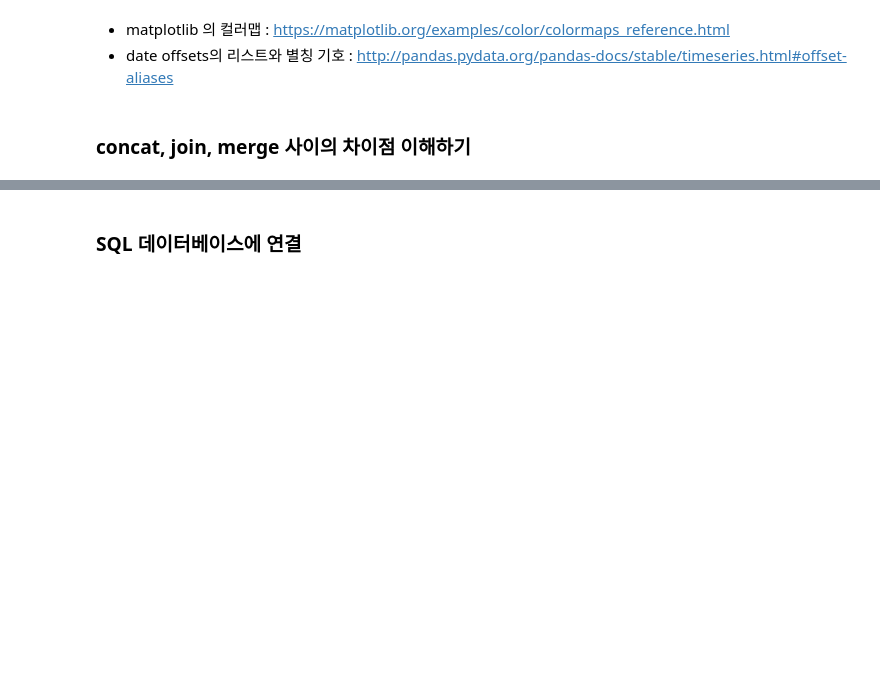
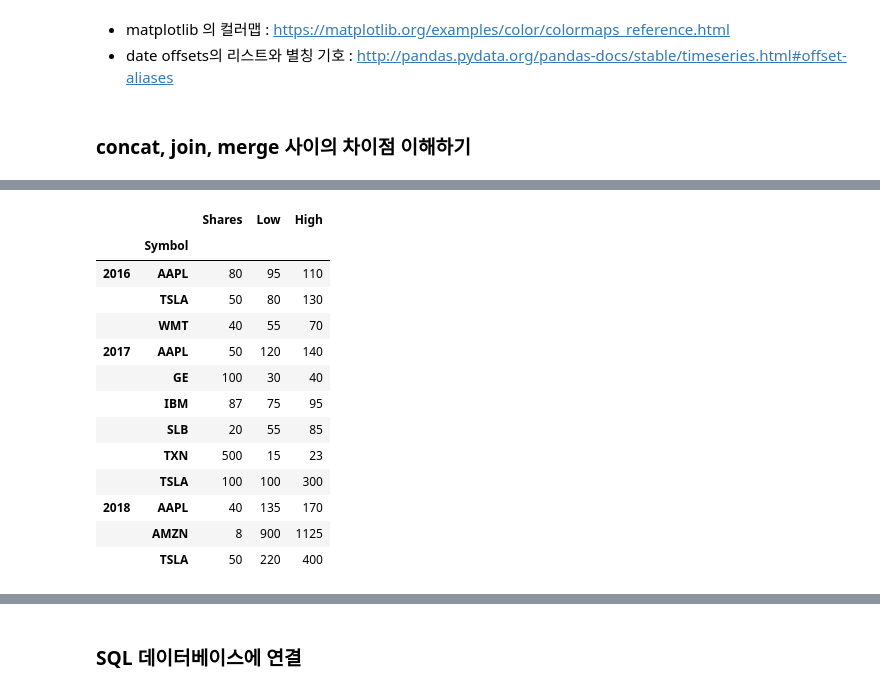
Before and after one commit to liberalapes/pandas_cookbook, a Jupyter notebook: 09장 Pandas 객체 합치기.ipynb, the cells around one changed output, grey strips where cells are left out. Drawn from its saved outputs; the diff is of its cells as text; code cells hidden in the pictures; blank space fills up the shorter version.

```diff
--- a/09장 Pandas 객체 합치기.ipynb
+++ b/09장 Pandas 객체 합치기.ipynb
@@ -557,0 +611,17 @@ pres_rm.unstack('President')[correct_col_order].plot(**plot_kwargs)
+# %%
+pd.concat(stock_tables, keys = [2016, 2017, 2018])
+# %% [output]
+|  |  | Shares | Low | High |
+|  | Symbol |  |  |  |
+| 2016 | AAPL | 80 | 95 | 110 |
+|  | TSLA | 50 | 80 | 130 |
+|  | WMT | 40 | 55 | 70 |
+| 2017 | AAPL | 50 | 120 | 140 |
+|  | GE | 100 | 30 | 40 |
+|  | IBM | 87 | 75 | 95 |
+|  | SLB | 20 | 55 | 85 |
+|  | TXN | 500 | 15 | 23 |
+|  | TSLA | 100 | 100 | 300 |
+| 2018 | AAPL | 40 | 135 | 170 |
+|  | AMZN | 8 | 900 | 1125 |
+|  | TSLA | 50 | 220 | 400 |
```
Also changed, not shown: parts of 29 cells of this notebook.
